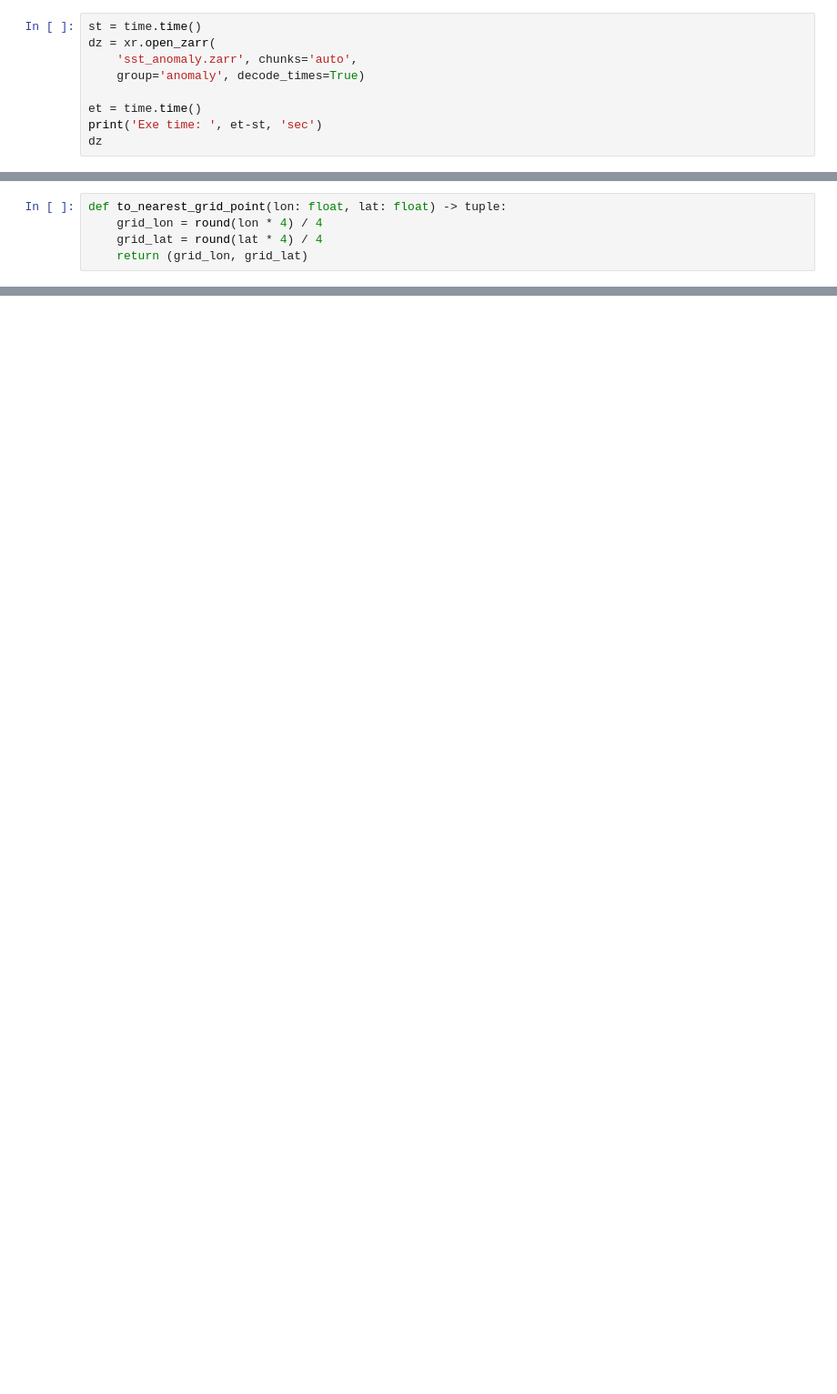
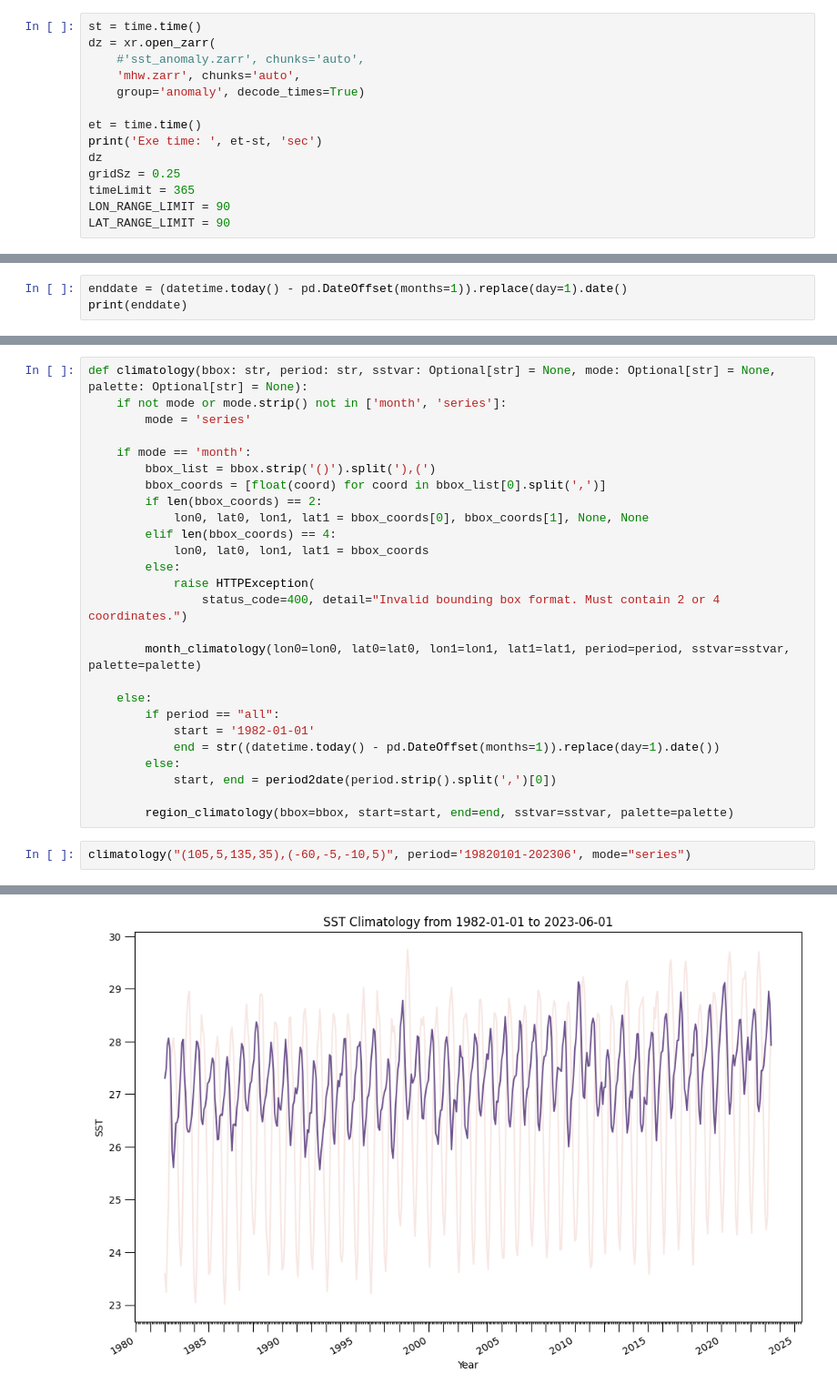
Before and after one commit to cywhale/marineheatwave, a Jupyter notebook: API/sim_mhw_api01.ipynb, the cells around one changed output, grey strips where cells are left out. Shown at 91% size. Drawn from its saved outputs; the diff is of its cells as text; blank space fills up the shorter version.

Commit message:
ver 0.1.4 Breaking add SST/Climatology plot API/Use Dask-scheduler/worker

```diff
--- a/API/sim_mhw_api01.ipynb
+++ b/API/sim_mhw_api01.ipynb
@@ -14,10 +30,15 @@ import time
 # %%
 st = time.time()
 dz = xr.open_zarr(
-    'sst_anomaly.zarr', chunks='auto',
+    #'sst_anomaly.zarr', chunks='auto',
+    'mhw.zarr', chunks='auto',
     group='anomaly', decode_times=True)
 
 et = time.time()
 print('Exe time: ', et-st, 'sec')
 dz
+gridSz = 0.25
+timeLimit = 365
+LON_RANGE_LIMIT = 90
+LAT_RANGE_LIMIT = 90
 # %% [output]
@@ -67,5 +45,0 @@ Attributes: (0)
-# %%
-def to_nearest_grid_point(lon: float, lat: float) -> tuple:
-    grid_lon = round(lon * 4) / 4
-    grid_lat = round(lat * 4) / 4
-    return (grid_lon, grid_lat)
@@ -188,0 +369,3 @@ print(dt)
+# %%
+enddate = (datetime.today() - pd.DateOffset(months=1)).replace(day=1).date()
+print(enddate)
@@ -188,0 +651,29 @@ print(dt)
+# %%
+def climatology(bbox: str, period: str, sstvar: Optional[str] = None, mode: Optional[str] = None, palette: Optional[str] = None):
+    if not mode or mode.strip() not in ['month', 'series']:
+        mode = 'series'
+
+    if mode == 'month':
+        bbox_list = bbox.strip('()').split('),(')
+        bbox_coords = [float(coord) for coord in bbox_list[0].split(',')]
+        if len(bbox_coords) == 2:
+            lon0, lat0, lon1, lat1 = bbox_coords[0], bbox_coords[1], None, None
+        elif len(bbox_coords) == 4:
+            lon0, lat0, lon1, lat1 = bbox_coords
+        else:
+            raise HTTPException(
+                status_code=400, detail="Invalid bounding box format. Must contain 2 or 4 coordinates.")
+
+        month_climatology(lon0=lon0, lat0=lat0, lon1=lon1, lat1=lat1, period=period, sstvar=sstvar, palette=palette)
+
+    else:
+        if period == "all":
+            start = '1982-01-01'
+            end = str((datetime.today() - pd.DateOffset(months=1)).replace(day=1).date())
+        else:
+            start, end = period2date(period.strip().split(',')[0])
+
+        region_climatology(bbox=bbox, start=start, end=end, sstvar=sstvar, palette=palette)
+# %%
+climatology("(105,5,135,35),(-60,-5,-10,5)", period='19820101-202306', mode="series")
+# %% [output]
@@ -188,0 +700 @@ print(dt)
+[figure, added]
```
Also changed, not shown: parts of 27 cells of this notebook, 11 other files.
